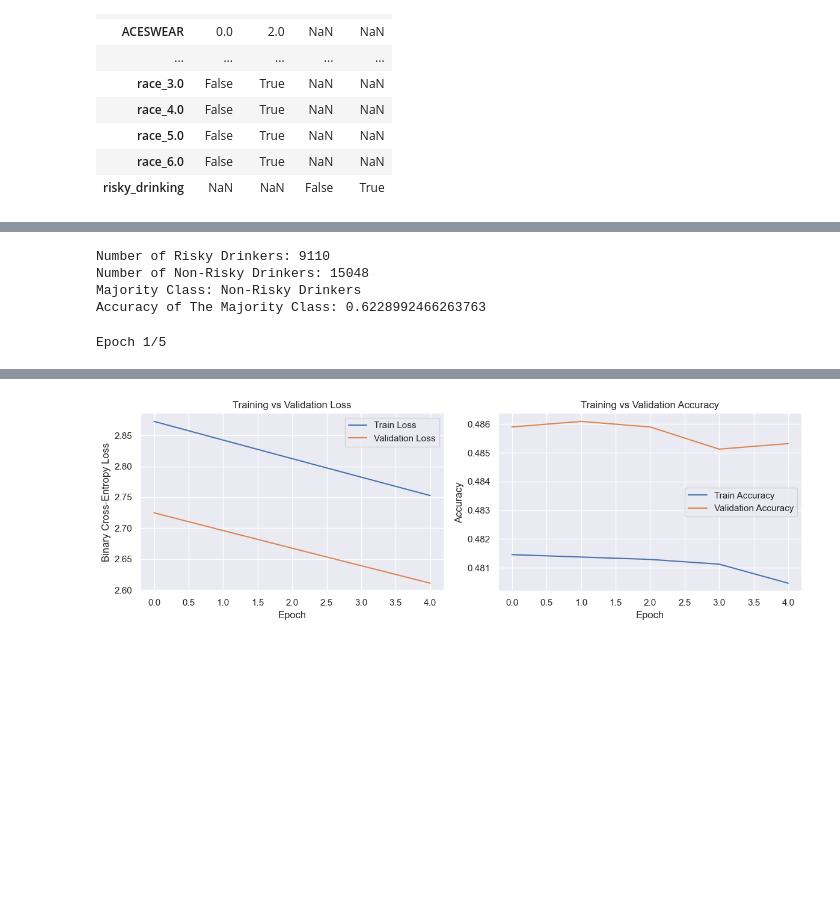
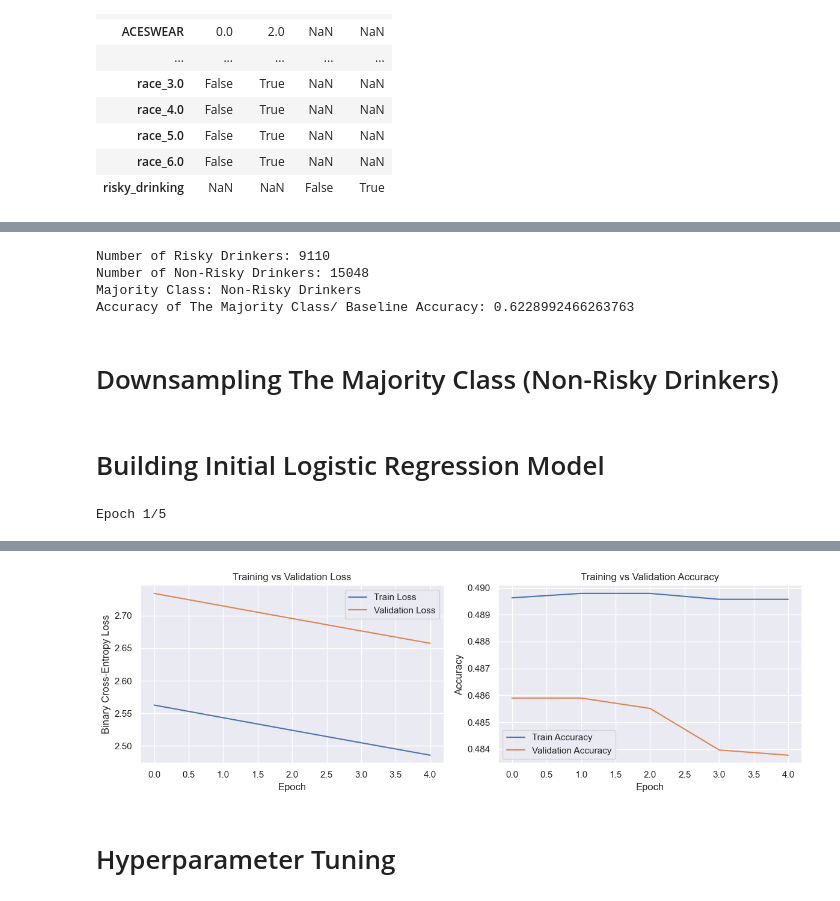
Before and after one commit to cassidy-bruner/mids-207-final-project-team-4, a Jupyter notebook: python_notebooks/logistic_reg.ipynb, the cells around one changed output, grey strips where cells are left out. Saved outputs shown, nothing was run; the diff lists cells and outputs as text; code cells hidden in the pictures; blank space fills up the shorter version.

```diff
--- a/python_notebooks/logistic_reg.ipynb
+++ b/python_notebooks/logistic_reg.ipynb
@@ -2,12 +4,13 @@
 import numpy as np
 from matplotlib import pyplot as plt
 import pandas as pd
-import seaborn as sns  # for nicer plots
-sns.set(style="darkgrid")  # default style
+import seaborn as sns
+sns.set(style="darkgrid")
 
-from sklearn.model_selection import train_test_split
-from sklearn.metrics import confusion_matrix as sk_confusion_matrix, ConfusionMatrixDisplay
+
+from sklearn.metrics import confusion_matrix as sk_confusion_matrix, ConfusionMatrixDisplay,roc_curve, roc_auc_score
 from sklearn.preprocessing import StandardScaler
+from sklearn.utils import resample
 
 import tensorflow as tf
 from tensorflow import keras
@@ -15,5 +18,5 @@ from keras import metrics
 from keras.datasets import fashion_mnist
 import keras_tuner as kt
 
-
+plt.style.use('default')
 tf.get_logger().setLevel('INFO')
@@ -90,7 +101,7 @@ Y_test  = Y_test.squeeze().astype(int)
 # %%
-#1 number of sneaker images
+#1 number of risky drinkers images
 print("Number of Risky Drinkers:", sum(Y_train == 1))
-#2 number of non-sneaker images
+#2 number of non-risky drinkers
 print("Number of Non-Risky Drinkers:", sum(Y_train == 0))
 #3 majority class in Y_train
 class_counts = np.bincount(Y_train)
@@ -100,16 +111,38 @@ if majority == 0:
 else:
     print("Majority Class: Risky Drinkers")
 #4 accuracy of majority class in Y_train
-print("Accuracy of The Majority Class:", class_counts.max() / len(Y_train))
+print("Accuracy of The Majority Class/ Baseline Accuracy:", class_counts.max() / len(Y_train))
 # %% [output]
 Number of Risky Drinkers: 9110
 Number of Non-Risky Drinkers: 15048
 Majority Class: Non-Risky Drinkers
-Accuracy of The Majority Class: 0.6228992466263763
+Accuracy of The Majority Class/ Baseline Accuracy: 0.6228992466263763
+# %% [markdown]
+# Downsampling The Majority Class (Non-Risky Drinkers)
+# %%
+maj_idx = Y_train[Y_train == 0].index
+min_idx = Y_train[Y_train == 1].index
+
+majority_down_idx = resample(
+    maj_idx,
+    replace=False,
+    n_samples=len(min_idx),   # match minority class size
+    random_state=42
+)
+
+downsampled_idx = np.random.RandomState(42).permutation(list(majority_down_idx) + list(min_idx))
+
+X_train_down = X_train.loc[downsampled_idx]
+Y_train_down = Y_train.loc[downsampled_idx]
+# %% [markdown]
+# Building Initial Logistic Regression Model
 # %%
 def build_model(num_features, learning_rate):
   """
-
+  Creates a basic logistic regression model with one Dense layer and a sigmoid
+  activation. All weights and the bias start at 1, and a random seed keeps the
+  results consistent. The model uses SGD with the given learning rate and is
+  compiled with binary cross-entropy and accuracy.
   Args:
     num_features: The number of input features.
     learning_rate: The desired learning rate for SGD.
@@ -142,20 +175,20 @@ def build_model(num_features, learning_rate):
   return model
 # %%
 tf.random.set_seed(0)
-# 2. Build and compile model
+# Build and compile model
 
-model_tf = build_model(num_features=X_train.shape[1], learning_rate=0.0001)
+model_tf = build_model(num_features=X_train_down.shape[1], learning_rate=0.0001)
 
-# 3. Fit the model
+# Fit the model
 
 history = model_tf.fit(
-    X_train, Y_train,
+    X_train_down, Y_train_down,
     epochs=5,
     batch_size=32,
     validation_data=(X_val, Y_val),
     verbose=1
 )
-# 4. Generate (1,2) plot
+# Generate (1,2) plot
 plt.figure(figsize=(12, 4))
 
 # Plot Loss
@@ -192,4 +225,6 @@ Epoch 5/5
-[figure, old version]
+[figure, new version]
+# %% [markdown]
+# Hyperparameter Tuning
 # %%
 # 1) Define a tuner
 def build_model_tuner(hp):
```
Also changed, not shown: parts of 21 cells of this notebook.
